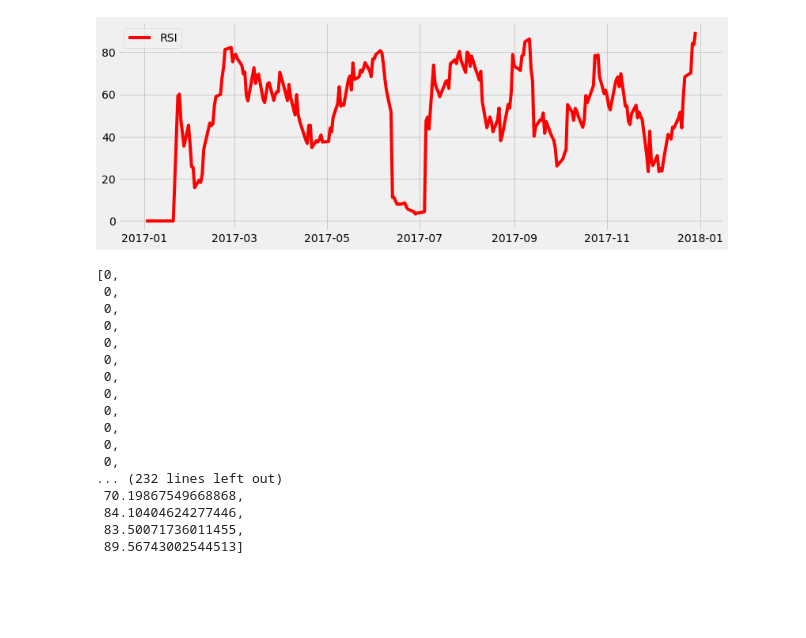
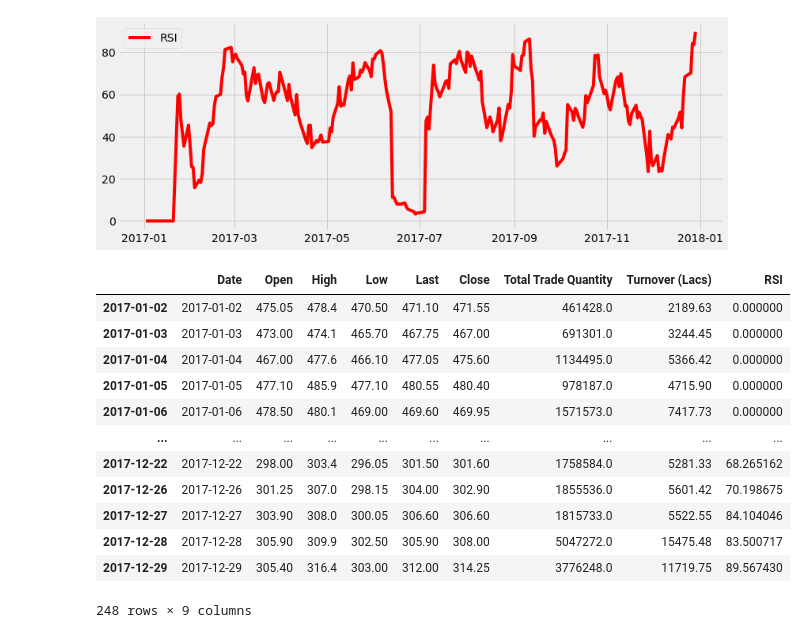
Before and after one commit to sanath8107/strategies, a Jupyter notebook: rsi.ipynb, the cells around one changed output. Saved outputs shown, nothing was run; the diff lists cells and outputs as text; code cells hidden in the pictures; blank space fills up the shorter version.

```diff
--- a/rsi.ipynb
+++ b/rsi.ipynb
@@ -117,23 +117,3 @@ plt.legend(loc='upper left')
 plt.show()
 # %% [output]
 [figure]
-# %%
-RSI
-# %% [output]
-[0,
- 0,
- 0,
- 0,
- 0,
- 0,
- 0,
- 0,
- 0,
- 0,
- 0,
- 0,
-... (232 lines left out)
- 70.19867549668868,
- 84.10404624277446,
- 83.50071736011455,
- 89.56743002544513]
@@ -139,0 +150,16 @@ RSI
+# %%
+df
+# %% [output]
+|  | Date | Open | High | Low | Last | Close | Total Trade Quantity | Turnover (Lacs) | RSI |
+| 2017-01-02 | 2017-01-02 | 475.05 | 478.4 | 470.50 | 471.10 | 471.55 | 461428.0 | 2189.63 | 0.000000 |
+| 2017-01-03 | 2017-01-03 | 473.00 | 474.1 | 465.70 | 467.75 | 467.00 | 691301.0 | 3244.45 | 0.000000 |
+| 2017-01-04 | 2017-01-04 | 467.00 | 477.6 | 466.10 | 477.05 | 475.60 | 1134495.0 | 5366.42 | 0.000000 |
+| 2017-01-05 | 2017-01-05 | 477.10 | 485.9 | 477.10 | 480.55 | 480.40 | 978187.0 | 4715.90 | 0.000000 |
+| 2017-01-06 | 2017-01-06 | 478.50 | 480.1 | 469.00 | 469.60 | 469.95 | 1571573.0 | 7417.73 | 0.000000 |
+| ... | ... | ... | ... | ... | ... | ... | ... | ... | ... |
+| 2017-12-22 | 2017-12-22 | 298.00 | 303.4 | 296.05 | 301.50 | 301.60 | 1758584.0 | 5281.33 | 68.265162 |
+| 2017-12-26 | 2017-12-26 | 301.25 | 307.0 | 298.15 | 304.00 | 302.90 | 1855536.0 | 5601.42 | 70.198675 |
+| 2017-12-27 | 2017-12-27 | 303.90 | 308.0 | 300.05 | 306.60 | 306.60 | 1815733.0 | 5522.55 | 84.104046 |
+| 2017-12-28 | 2017-12-28 | 305.90 | 309.9 | 302.50 | 305.90 | 308.00 | 5047272.0 | 15475.48 | 83.500717 |
+| 2017-12-29 | 2017-12-29 | 305.40 | 316.4 | 303.00 | 312.00 | 314.25 | 3776248.0 | 11719.75 | 89.567430 |
+248 rows × 9 columns
```
Also changed, not shown: parts of 5 cells of this notebook.
